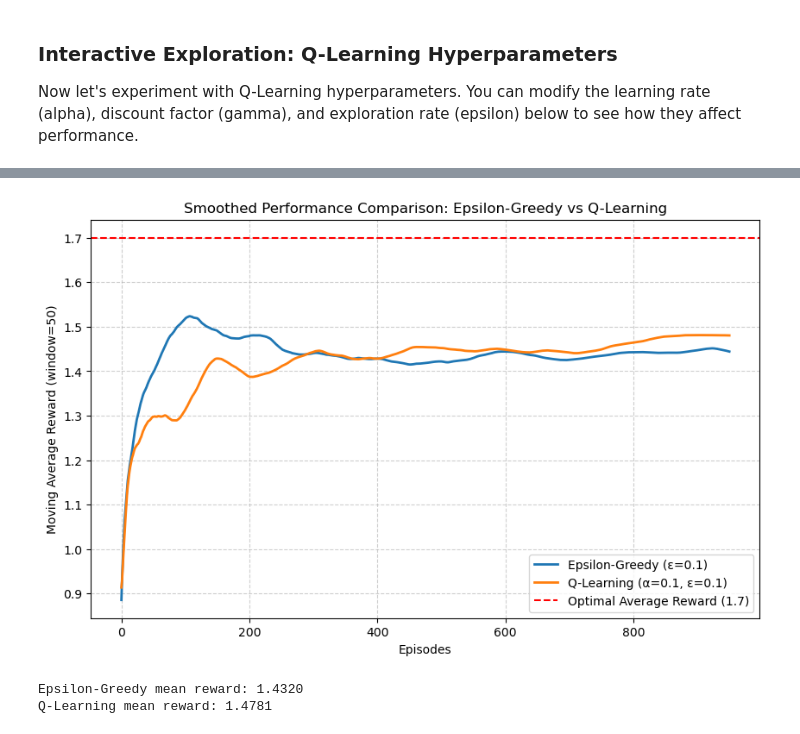
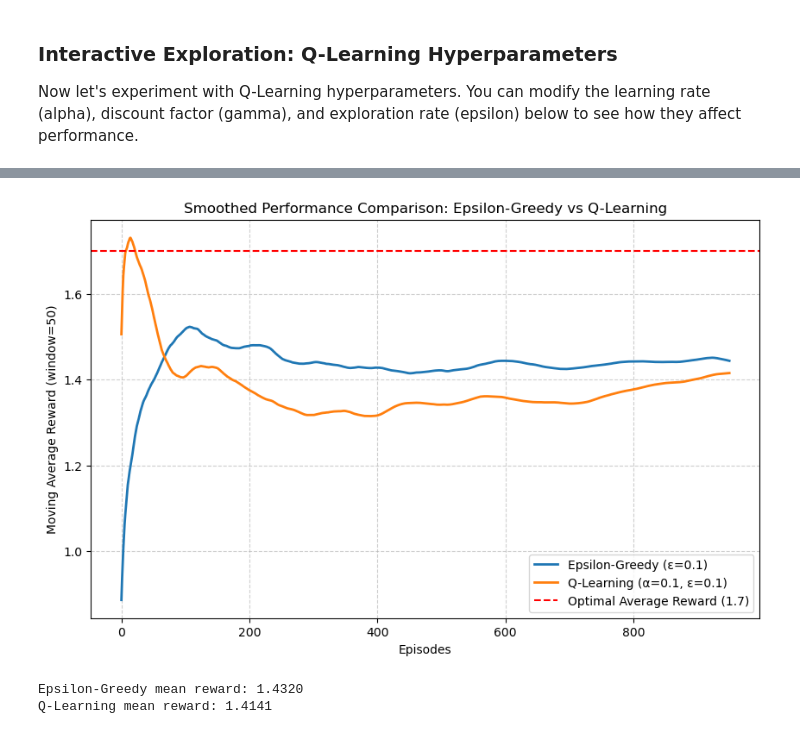
Before and after one commit to lorenzkap/lecture, a Jupyter notebook: lecture1_MAB.ipynb, the cells around one changed output, grey strips where cells are left out. Drawn from its saved outputs; the diff is of its cells as text; code cells hidden in the pictures.

```diff
--- a/lecture1_MAB.ipynb
+++ b/lecture1_MAB.ipynb
@@ -347,6 +347,14 @@ Before diving into Q-Learning, let's experiment with the epsilon-greedy algorith
 # %%
 # Interactive: Compare different epsilon values for epsilon-greedy
 from tqdm import tqdm
+
+# Define window size for moving average
+window = 50
+
+def moving_average(x, w):
+    if len(x) < w:
+        return np.convolve(x, np.ones(len(x))/len(x), mode='valid')
+    return np.convolve(x, np.ones(w)/w, mode='valid')
 
 epsilons_to_test = [0.01, 0.1, 0.2, 0.5]  # You can modify these values
 
@@ -555,39 +563,43 @@ plt.show()
 # %%
 # Compare learning curves: epsilon-greedy (sample-average) vs Q-learning (fixed-alpha)
+# First, run Q-learning to get rewards_q
+bandit_q = Bandit(true_means)
+Q_table, rewards_q = q_learning(bandit_q, episodes=episodes, alpha=0.1, gamma=0.0, epsilon=0.1)
+
 window = 50
 
 def moving_average(x, w):
     if len(x) < w:
         return np.convolve(x, np.ones(len(x))/len(x), mode='valid')
     return np.convolve(x, np.ones(w)/w, mode='valid')
 
 # Cumulative average rewards
 avg_eps = np.cumsum(rewards_eps) / (np.arange(episodes) + 1)
 avg_q = np.cumsum(rewards_q) / (np.arange(episodes) + 1)
 
 # Moving averages for smoother curves
 ma_eps = moving_average(avg_eps, window)
 ma_q = moving_average(avg_q, window)
 
 # Plot with moving averages
 plt.figure(figsize=(10, 6))
 plt.plot(ma_eps, label='Epsilon-Greedy (ε=0.1)', linewidth=2)
 plt.plot(ma_q, label='Q-Learning (α=0.1, ε=0.1)', linewidth=2)
 plt.axhline(y=max(true_means), color='red', linestyle='--', label=f'Optimal Average Reward ({max(true_means)})')
 plt.xlabel('Episodes')
 plt.ylabel('Moving Average Reward (window=50)')
 plt.title('Smoothed Performance Comparison: Epsilon-Greedy vs Q-Learning')
 plt.legend()
 plt.grid(True, linestyle='--', alpha=0.6)
 plt.show()
 
 # Print mean rewards
 print(f"Epsilon-Greedy mean reward: {np.mean(rewards_eps):.4f}")
 print(f"Q-Learning mean reward: {np.mean(rewards_q):.4f}")
 # %% [output]
-[figure, old version]
+[figure, new version]
 Epsilon-Greedy mean reward: 1.4320
-Q-Learning mean reward: 1.4781
+Q-Learning mean reward: 1.4141
 # %%
 # Run Q-learning on a fresh Bandit instance
 bandit_q = Bandit(true_means)
```
Also changed, not shown: parts of 7 cells of this notebook, 1 other file.
